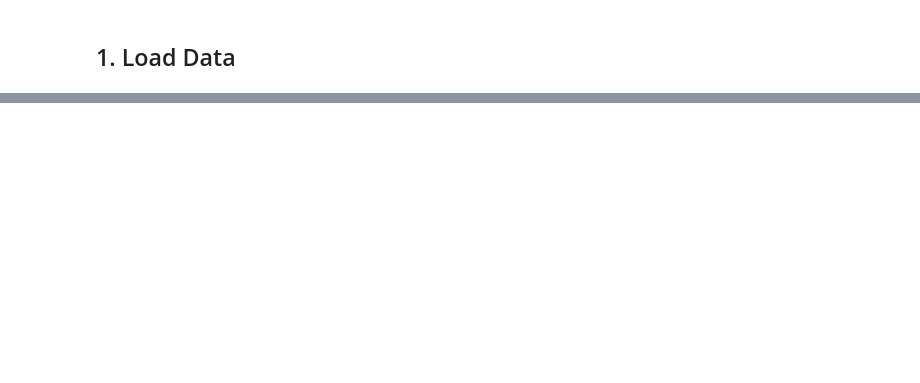
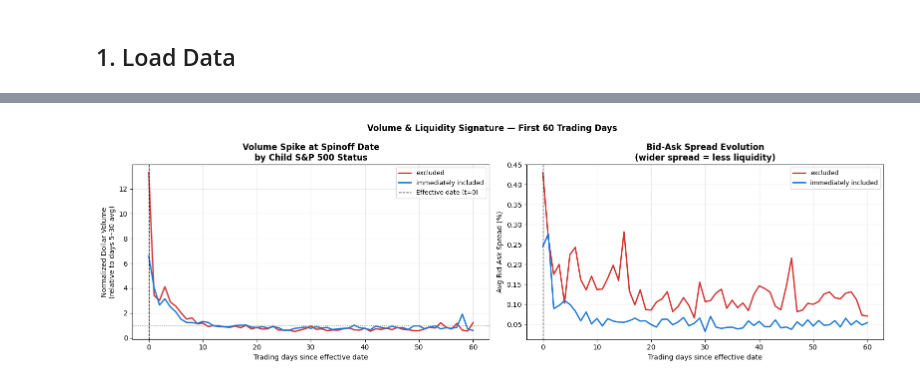
Before and after one commit to ElouanBahri/index-spinoff-arbitrage, a Jupyter notebook: eda.ipynb, the cells around one changed output, grey strips where cells are left out. Cells and saved outputs as stored; diff of their text form; code cells hidden in the pictures; blank space fills up the shorter version.

```diff
--- a/eda.ipynb
+++ b/eda.ipynb
@@ -847,0 +360,47 @@ DATA COVERAGE
+# %%
+if len(all_cw):
+    fig, axes = plt.subplots(1, 2, figsize=(16, 5))
+
+    # Panel 1: Average normalized volume for excluded vs included
+    vol_by_status = (
+        all_cw[all_cw['t'].between(0, 60)]
+        .groupby(['inclusion_status', 't'])['norm_vol']
+        .mean()
+        .reset_index()
+    )
+
+    for status, grp in vol_by_status.groupby('inclusion_status'):
+        color = COLOR_MAP.get(status, 'grey')
+        axes[0].plot(grp['t'], grp['norm_vol'], color=color, lw=2, label=status)
+
+    axes[0].axvline(0, color='black', linestyle='--', lw=1, label='Effective date (t=0)')
+    axes[0].axhline(1, color='grey', linestyle=':', lw=1)
+    axes[0].set_xlabel('Trading days since effective date')
+    axes[0].set_ylabel('Normalized Dollar Volume\n(relative to days 5–30 avg)')
+    axes[0].set_title('Volume Spike at Spinoff Date\nby Child S&P 500 Status', fontweight='bold')
+    axes[0].legend(fontsize=9)
+
+    # Panel 2: Bid-ask spread evolution (proxy for liquidity stress)
+    spread_by_status = (
+        all_cw[all_cw['t'].between(0, 60)]
+        .groupby(['inclusion_status', 't'])['spread_pct']
+        .mean()
+        .reset_index()
+    )
+
+    for status, grp in spread_by_status.groupby('inclusion_status'):
+        color = COLOR_MAP.get(status, 'grey')
+        axes[1].plot(grp['t'], grp['spread_pct'] * 100, color=color, lw=2, label=status)
+
+    axes[1].axvline(0, color='black', linestyle='--', lw=1)
+    axes[1].set_xlabel('Trading days since effective date')
+    axes[1].set_ylabel('Avg Bid-Ask Spread (%)')
+    axes[1].set_title('Bid-Ask Spread Evolution\n(wider spread = less liquidity)', fontweight='bold')
+    axes[1].legend(fontsize=9)
+
+    plt.suptitle('Volume & Liquidity Signature — First 60 Trading Days',
+                 fontsize=12, fontweight='bold')
+    plt.tight_layout()
+    plt.show()
+# %% [output]
+[figure, added]
```
Also changed, not shown: parts of 64 cells of this notebook, 1 other file.
